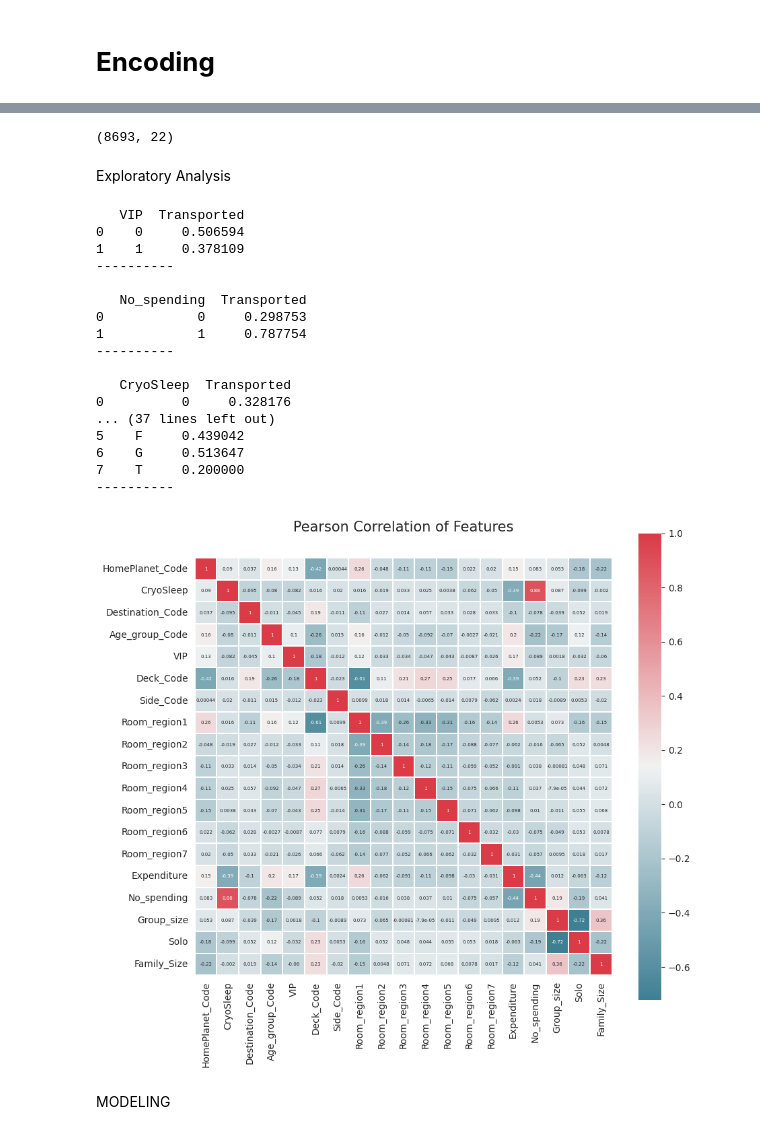
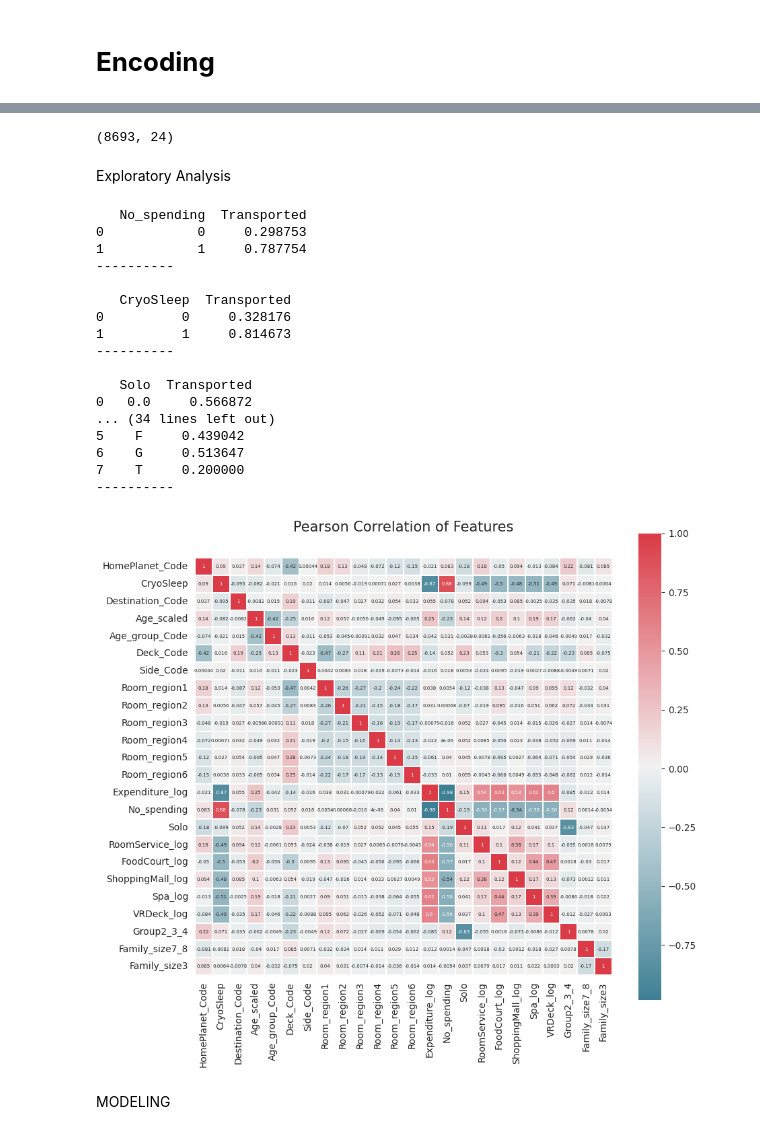
Before and after one commit to adamczycha/Kaggle, a Jupyter notebook: Spaceship_titanic.ipynb, the cells around one changed output, grey strips where cells are left out. Cells and saved outputs as stored; diff of their text form; code cells hidden in the pictures.

```diff
--- a/Spaceship_titanic.ipynb
+++ b/Spaceship_titanic.ipynb
@@ -201,8 +203,12 @@ plt.show()
 for data in data_cleaner:
     data.loc[data['Group_size'] == 1, 'Solo'] = 1
     data.loc[data['Group_size'] > 1, 'Solo'] = 0
+    data.loc[(data['Group_size'] > 1) & (data['Group_size'] < 5), 'Group2_3_4'] = 1
+    data.loc[(data['Group_size'] >= 5) | (data['Group_size'] == 1), 'Group2_3_4'] = 0
 
-sns.countplot(data = data1, x= 'Solo', hue='Transported');
+fig, ax = plt.subplots(1,2, figsize=(10,6))
+sns.countplot(data = data1, x= 'Solo', hue='Transported', ax = ax[0]);
 plt.title('Solo vs Transported');
-plt.show()
+sns.countplot(data = data1, x= 'Group2_3_4', hue='Transported', ax = ax[1]);
+plt.title('Group2_3_4 vs Transported');
 # %% [output]
@@ -250,15 +253,15 @@ plt.axvline(x=1700, color='black', linestyle='--')
 #One hot encoding for the rooms
 for data in data_cleaner:
     data['Room'] = data['Room'].astype(float)
-    data['Room_region1'] = (data['Room'] < 300).astype(int)
-    data['Room_region2'] = ((data['Room'] >= 300) & (data['Room'] < 600)).astype(int)
-    data['Room_region3'] = ((data['Room'] >= 600) & (data['Room'] < 830)).astype(int)
-    data['Room_region4'] = ((data['Room'] >= 830) & (data['Room'] < 1170)).astype(int)
-    data['Room_region5'] = ((data['Room'] >= 1170) & (data['Room'] < 1500)).astype(int)
-    data['Room_region6'] = ((data['Room'] >= 1500) & (data['Room'] < 1700)).astype(int)
-    data['Room_region7'] = (data['Room'] >= 1700).astype(int)
+    data['Room_region1'] = (data['Room'] < 170).astype(int)
+    data['Room_region2'] = ((data['Room'] >= 170) & (data['Room'] < 300)).astype(int)
+    data['Room_region3'] = ((data['Room'] >= 300) & (data['Room'] < 600)).astype(int)
+    data['Room_region4'] = (((data['Room'] >= 600) & (data['Room'] < 800)) | (data['Room'] >= 1700)).astype(int)
+    data['Room_region5'] = ((data['Room'] >= 800) & (data['Room'] < 1170)).astype(int)
+    data['Room_region6'] = ((data['Room'] >= 1170) & (data['Room'] < 1500)).astype(int)
+    data['Room_region7'] = ((data['Room'] >= 1500) & (data['Room'] < 1700)).astype(int)
     # Create column with regions for each row to allow plotting
-    data['Room_region'] = data['Room'].apply(lambda x: 1 if x < 300 else 2 if x < 600 else 3 if x < 830 else 4 if x < 1170 else 5 if x < 1500 else 6 if x < 1700 else 7)
+    data['Room_region'] = data['Room'].apply(lambda x: 1 if x < 170 else 2 if x < 300 else 3 if x < 600 else 4 if x < 800 else 5 if x < 1170 else 6 if x < 1500 else 7 if x < 1700 else 4)
 # %%
 fig= plt.figure(figsize=(10,5))
 fig = sns.countplot(data = data1, x= 'Room_region', hue='Transported', order = [1,2,3,4,5,6,7])
@@ -442,6 +445,12 @@ for data in data_cleaner:
   data.loc[data['Surname'] == 'Un','Family_Size'] = 0
   data.loc[data['Surname'] == 'Un','Surname'] = np.nan
   data.loc[data['Surname'] == np.nan,'Solo'] = 1
+# %%
+for data in data_cleaner:
+  data.loc[data['Family_Size'] == 3,'Family_size3'] = 1
+  data.loc[data['Family_Size'] != 3,'Family_size3'] = 0
+  data.loc[(data['Family_Size'] >6) & (data['Family_Size'] <9),'Family_size7_8'] = 1
+  data.loc[(data['Family_Size'] <=6) | (data['Family_Size'] >=9),'Family_size7_8'] = 0
 # %% [markdown]
 # **DESTINATION**
 # %%
@@ -1057,14 +1108,15 @@ for data in data_cleaner:
 # %%
 TARGET = 'Transported'
 
-ORGINAL = ['PassengerId', 'HomePlanet', 'CryoSleep', 'Destination', 'Age', 'VIP',
+ORGINAL = ['PassengerId', 'HomePlanet', 'CryoSleep', 'Destination', 'Age',
        'RoomService', 'FoodCourt', 'ShoppingMall', 'Spa', 'VRDeck', 'Name','Deck', 'Room', 'Side']
 
-TRAIN_BINS=['HomePlanet_Code','CryoSleep', 'Destination_Code','Age_group_Code','VIP', 'Deck_Code','Side_Code','Room_region1', 'Room_region2', 'Room_region3', 'Room_region4',
+TRAIN_BINS_log=['HomePlanet_Code','CryoSleep', 'Destination_Code','Age_scaled','Age_group_Code', 'Deck_Code','Side_Code','Room_region1', 'Room_region2', 'Room_region3', 'Room_region4',
+       'Room_region5', 'Room_region6','Room_region7','Expenditure_log', 'No_spending', 'Solo','RoomService_log', 'FoodCourt_log', 'ShoppingMall_log', 'Spa_log', 'VRDeck_log','Group2_3_4','Family_size7_8' ]
+
+
+TRAIN_DUMMY=['HomePlanet','CryoSleep', 'Destination','Age_group', 'Deck','Side_Code','Room_region1', 'Room_region2', 'Room_region3', 'Room_region4',
        'Room_region5', 'Room_region6', 'Room_region7','Expenditure', 'No_spending', 'Solo','RoomService', 'FoodCourt', 'ShoppingMall', 'Spa', 'VRDeck' ]
-
-TRAIN_DUMMY=['HomePlanet','CryoSleep', 'Destination','Age_group','VIP', 'Deck','Side_Code','Room_region1', 'Room_region2', 'Room_region3', 'Room_region4',
-       'Room_region5', 'Room_region6', 'Room_region7','Expenditure', 'No_spending', 'Solo','RoomService', 'FoodCourt', 'ShoppingMall', 'Spa', 'VRDeck' ]
 # %%
 from sklearn.preprocessing import OneHotEncoder
 from sklearn.compose import ColumnTransformer
@@ -1115,7 +1167,7 @@ data1[TRAIN_BINS].head()
 # %%
-data1[TRAIN_BINS].shape
+data1[TRAIN_BINS_log].shape
 # %% [output]
-(8693, 22)
+(8693, 24)
 # %%
 from sklearn.model_selection import train_test_split
 
@@ -1126,16 +1178,11 @@ trainX_d, testX_d, trainY_d, testY_d =train_test_split(data_dummy[0], data_clean
 Exploratory Analysis
 # %%
 
-for col in ['VIP','No_spending','CryoSleep','Solo','HomePlanet','Destination','Age_group','Deck']:
+for col in ['No_spending','CryoSleep','Solo','HomePlanet','Destination','Age_group','Deck']:
         print(data1[[col,TARGET]].groupby(col, as_index=False).mean())
 
         print('-'*10, '\n')
 # %% [output]
-   VIP  Transported
-0    0     0.506594
-1    1     0.378109
-----------
-
    No_spending  Transported
 0            0     0.298753
 1            1     0.787754
@@ -1143,7 +1190,12 @@ for col in ['VIP','No_spending','CryoSleep','Solo','HomePlanet','Destination','A
 
    CryoSleep  Transported
 0          0     0.328176
-... (37 lines left out)
+1          1     0.814673
+----------
+
+   Solo  Transported
+0   0.0     0.566872
+... (34 lines left out)
 5    F     0.439042
 6    G     0.513647
 7    T     0.200000
@@ -1151,25 +1203,25 @@ for col in ['VIP','No_spending','CryoSleep','Solo','HomePlanet','Destination','A
 # %%
 
 def correlation_heatmap(dataf):
     _, ax = plt.subplots(figsize=(10, 10))
     colormap = sns.diverging_palette(220, 10, as_cmap=True)
     _ = sns.heatmap(
         dataf.corr(numeric_only=True),
         cmap = colormap,
         square=True,
         cbar_kws={'shrink':.9 },
         ax=ax,
         annot=True,
         linewidths=0.1,vmax=1.0, linecolor='white',
         annot_kws={'fontsize':5 }
     )
 
     plt.title('Pearson Correlation of Features', y=1.05, size=15)
     plt.show()
 
-correlation_heatmap(data1[TRAIN_BINS])
+correlation_heatmap(data1[TRAIN_BINS_log])
 # %% [output]
-[figure, old version]
+[figure, new version]
 # %% [markdown]
 MODELING
 # %%
```
Also changed, not shown: parts of 42 cells of this notebook.
